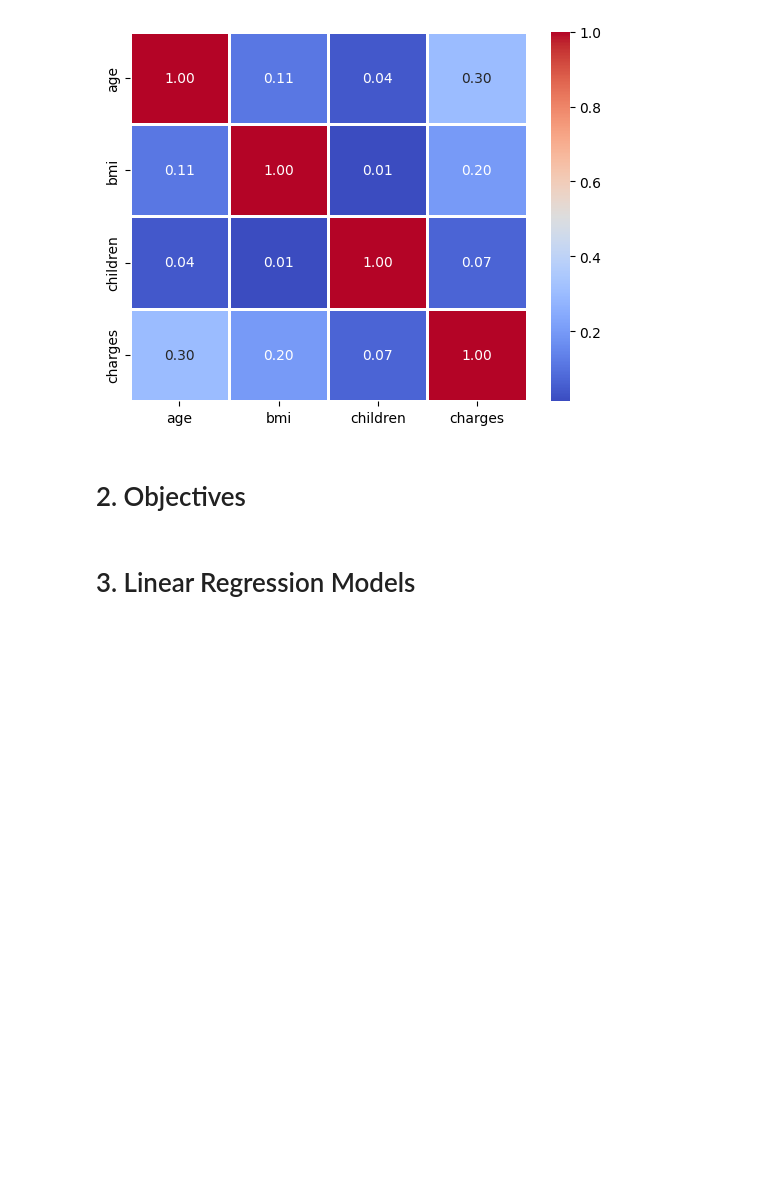
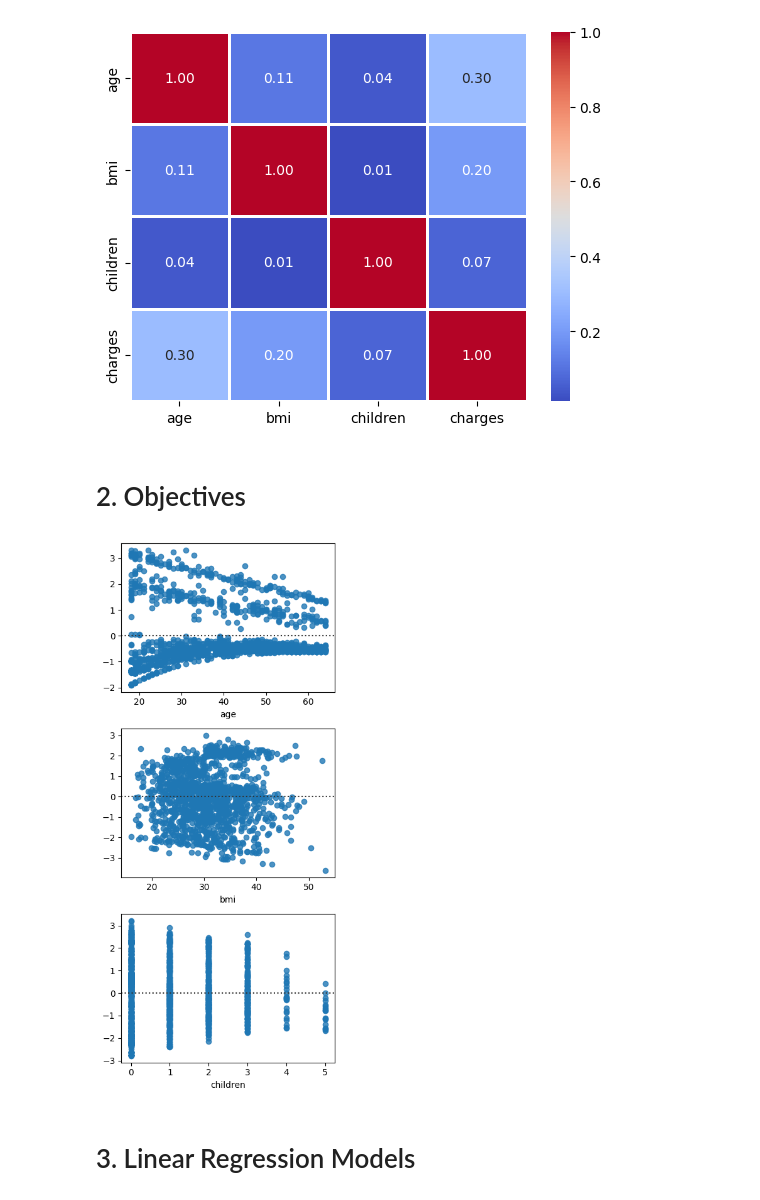
Before and after one commit to MassGH2023/Regression-Models, a Jupyter notebook: ship_fuel_efficiency.ipynb, the cells around one changed output. Cells and saved outputs as stored; diff of their text form; code cells hidden in the pictures; blank space fills up the shorter version.

```diff
--- a/ship_fuel_efficiency.ipynb
+++ b/ship_fuel_efficiency.ipynb
@@ -153,6 +153,15 @@ sns.heatmap(data[numcols].corr(), annot = True, cmap="coolwarm", linecolor = 'wh
 [figure]
 # %% [markdown]
 # 2. Objectives
+# %%
+f, a = plt.subplots(3,1, figsize = (4,9))
+a= a.flatten()
+for i, c in enumerate(['age' ,	'bmi' ,	'children' ]):
+  sns.residplot(data = data, x = c, y = y_bc, ax = a[i])
+
+plt.tight_layout()
+# %% [output]
+[figure, added]
 # %% [markdown]
 # 3. Linear Regression Models
 # %% [markdown]
```
